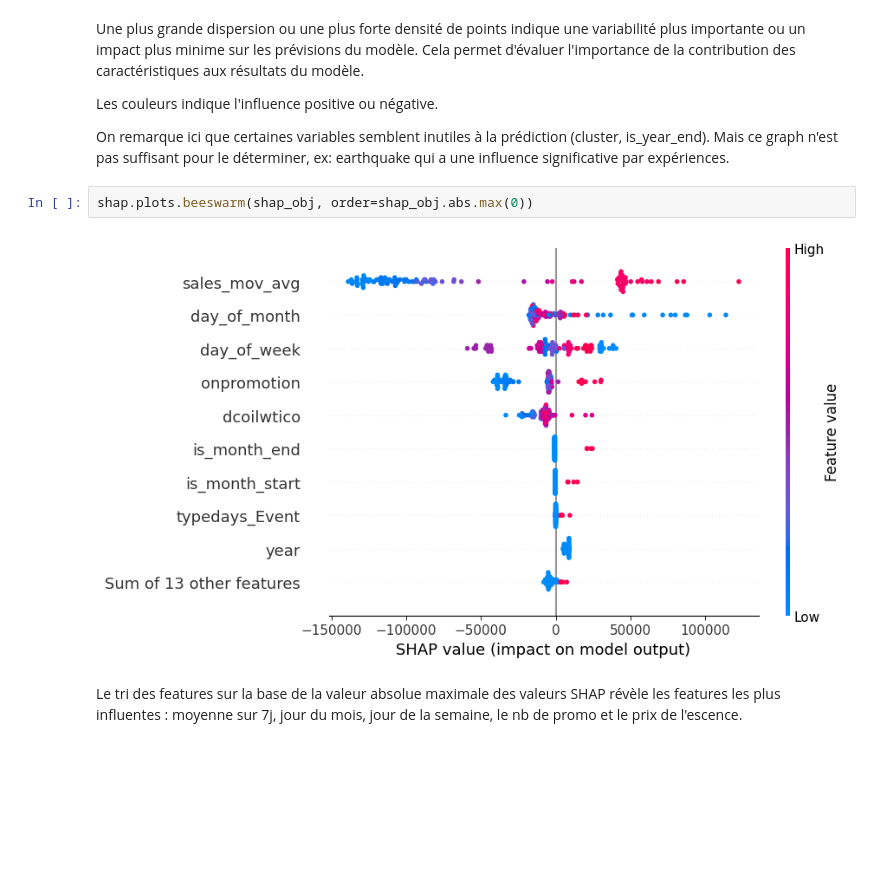
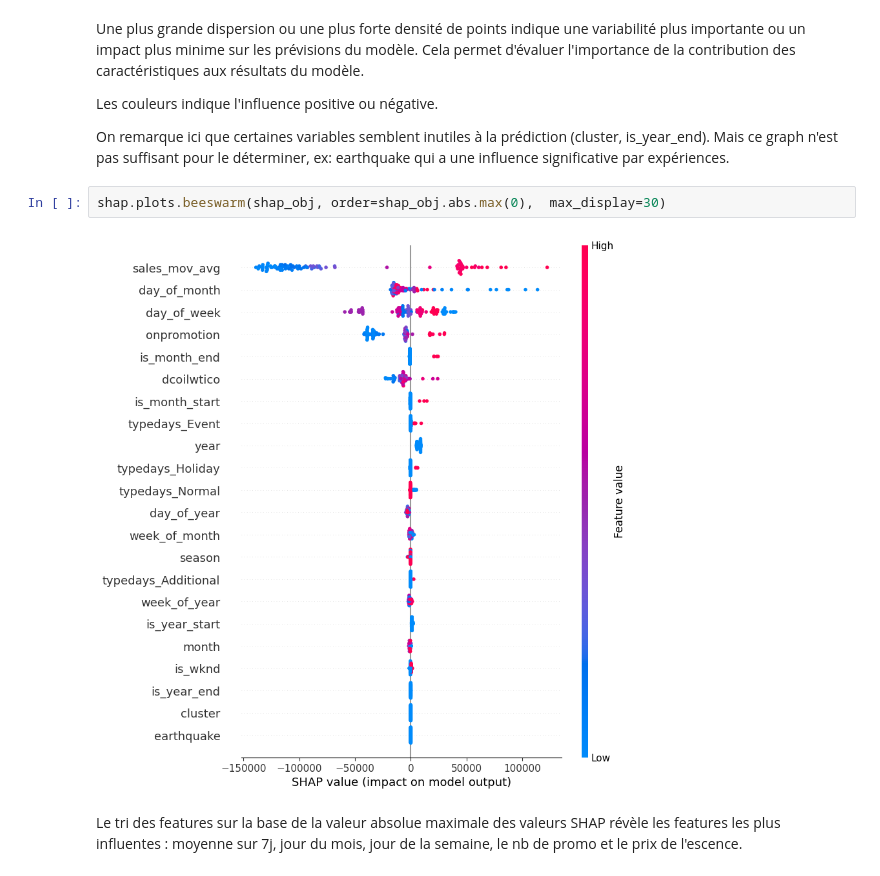
Before and after one commit to Capton1/stores-sales-forecasting-poc, a Jupyter notebook: notebooks/SHAP.ipynb, the cells around one changed output. Drawn from its saved outputs; the diff is of its cells as text; blank space fills up the shorter version.

```diff
--- a/notebooks/SHAP.ipynb
+++ b/notebooks/SHAP.ipynb
@@ -158,9 +158,9 @@ Les couleurs indique l'influence positive ou négative.
 
 On remarque ici que certaines variables semblent inutiles à la prédiction (cluster, is_year_end). Mais ce graph n'est pas suffisant pour le déterminer, ex: earthquake qui a une influence significative par expériences.
 # %%
-shap.plots.beeswarm(shap_obj, order=shap_obj.abs.max(0))
+shap.plots.beeswarm(shap_obj, order=shap_obj.abs.max(0),  max_display=30)
 # %% [output]
-[figure, old version]
+[figure, new version]
 # %% [markdown]
 Le tri des features sur la base de la valeur absolue maximale des valeurs SHAP révèle les features les plus influentes : moyenne sur 7j, jour du mois, jour de la semaine, le nb de promo et le prix de l'escence.
 # %% [markdown]
```
Also changed, not shown: parts of 12 cells of this notebook, 2 other files.
